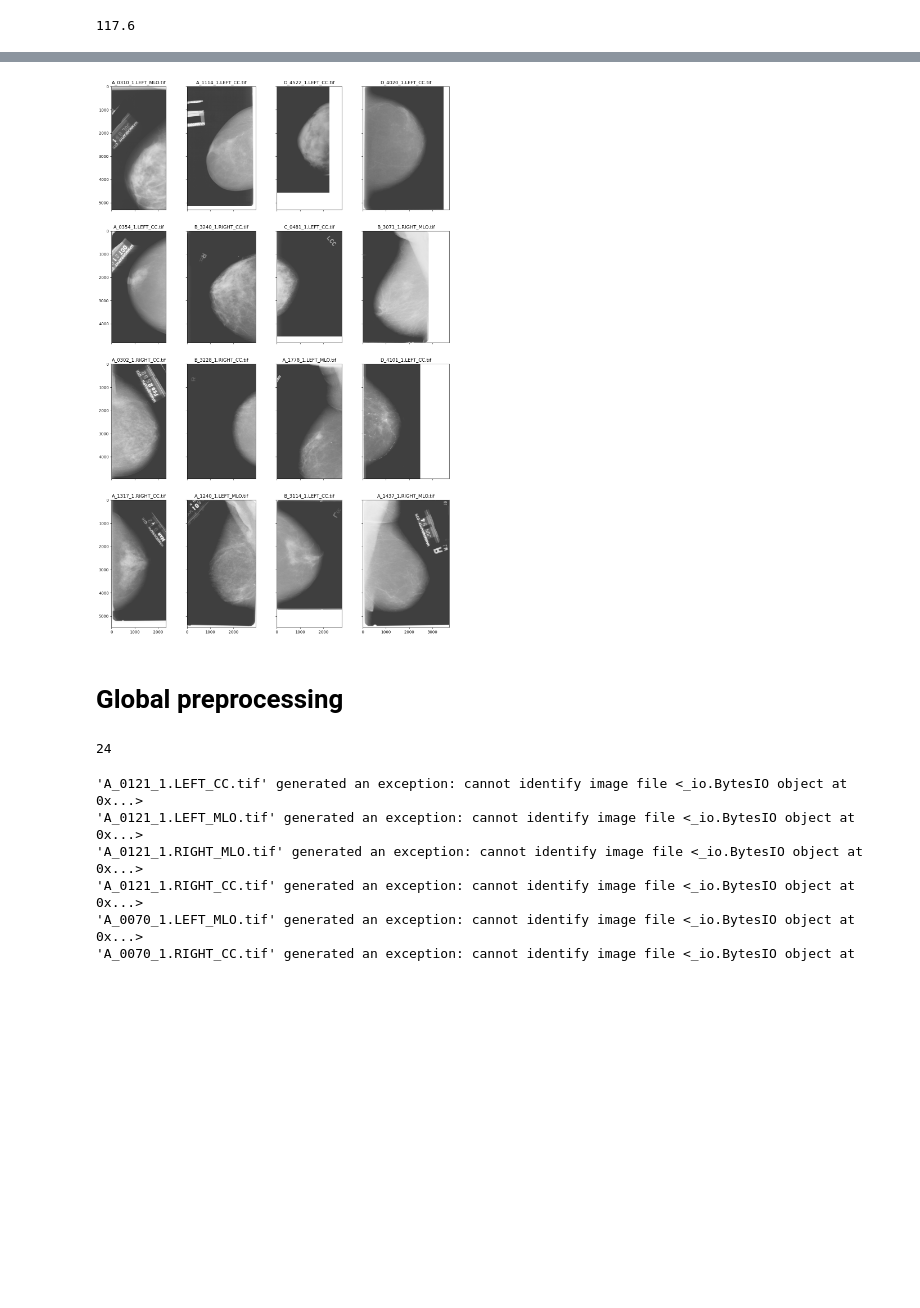
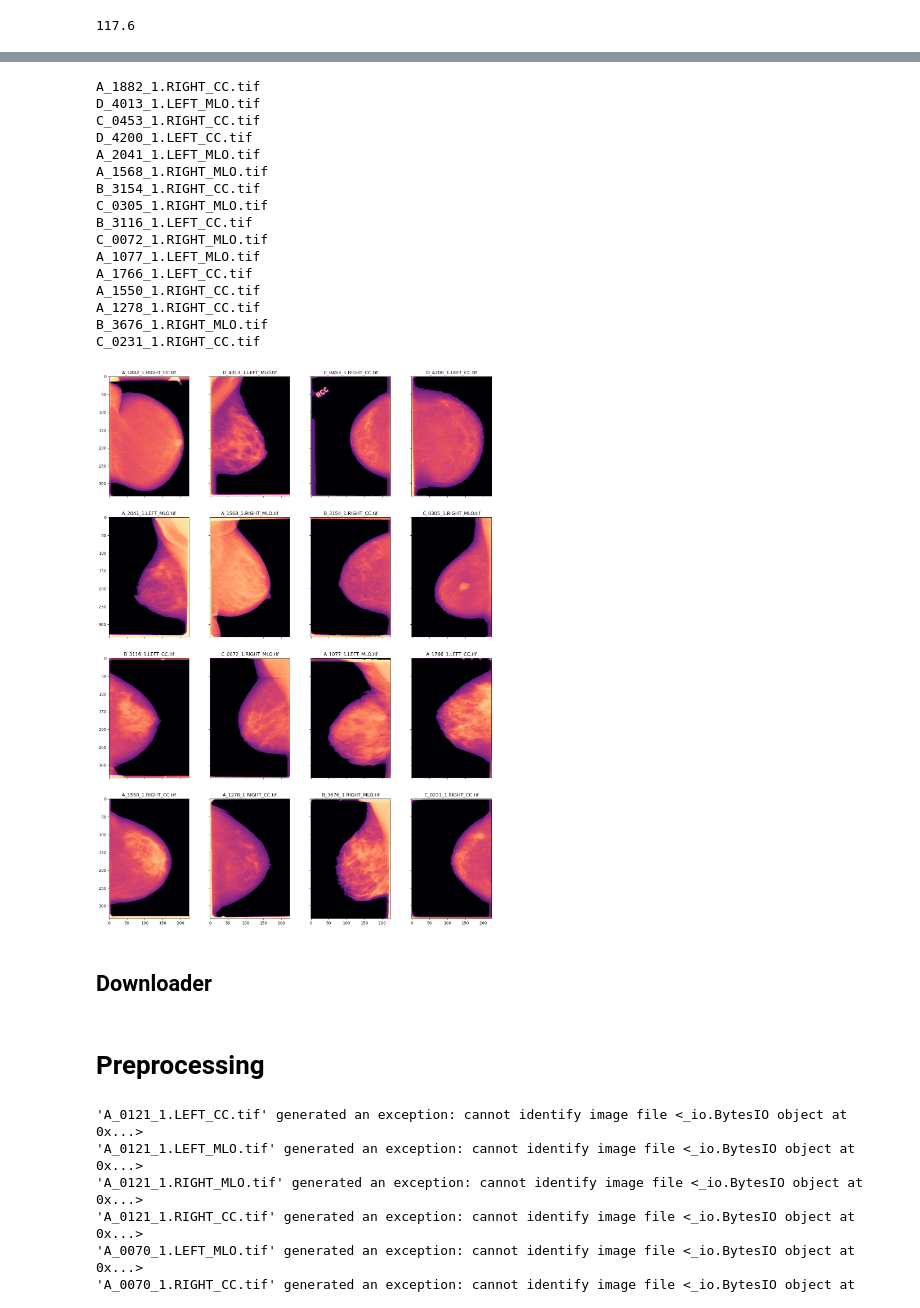
Before and after one commit to sanchezcarlosjr/breast-cancer-pipeline, a Jupyter notebook: two-view-density-net.ipynb, the cells around one changed output, grey strips where cells are left out. Cells and saved outputs as stored; diff of their text form; code cells hidden in the pictures; blank space fills up the shorter version.

```diff
--- a/two-view-density-net.ipynb
+++ b/two-view-density-net.ipynb
@@ -22,4 +22,8 @@ def find_outsu_mean_from_a_sample():
 find_outsu_mean_from_a_sample()
 # %% [output]
 117.6
+# %%
+def load_numpy(path):
+    with open(f"experiment-0-preprocessed-mammograms\\{path}.npy", 'rb') as file:
+        return np.load(file)
 # %% [markdown]
@@ -47,61 +51,41 @@ A_1425_1_RIGHT_MLO.tif
 # %%
 from PIL import Image
 import cv2
 import requests
 import io
 import numpy as np
 from matplotlib import pyplot as plt
 from mpl_toolkits.axes_grid1 import ImageGrid
 from skimage.morphology import disk
 
-def preprocessing(case):
-    # Load the image from the URL
-    img = np.array(Image.open(io.BytesIO(requests.get('http://127.0.0.1:9000/ddsm/od_images/' + case).content)), dtype=np.uint8)
-
-    """
-      In the first step, we used the threshold value 200 (?) to generate a binary mask,
-      where 0 (black) and 1 (white) is the background pixel, and s the breast region, artifact,
-      or noise pixel.
-    """
-    _, binary_mask = cv2.threshold(img,67,255,cv2.THRESH_BINARY)
-
-    """
-      A morphological opening operator is applied to the binary image with a disk-type structuring element of size 9 × 9
-      to extract the breast tissue area; it is more prominent than any object; it is binarized as a single region.
-      Then, we overlay this mask to eliminate mammography artifacts and keep only the breast tissue area.
-    """
-    opened_mask = cv2.morphologyEx(binary_mask, cv2.MORPH_OPEN, disk(9))
-    masked_image = cv2.bitwise_and(img, img, mask=opened_mask)
-
-    # We need some semantic segmentation
-    # The code below removes the borders
-    # masked_image = masked_image[50:masked_image.shape[0],:]
-
-    """
-       The bounding box of the breast tissue is used to crop each view so that it mainly contains the breast tissue.
-    """
-    contours, _ = cv2.findContours(masked_image, cv2.RETR_TREE, cv2.CHAIN_APPROX_NONE)
-    largest_contour = max(contours, key=cv2.contourArea)
-    contour_image = np.zeros_like(img)
-    cv2.drawContours(contour_image, [largest_contour], -1, (255, 255, 255), thickness=cv2.FILLED)
-    contour_image = cv2.bitwise_and(masked_image,contour_image)
-
-    """
-       Furthermore, we use magma color mapping from 16-bit grayscale to 24-bit RGB,
-    """
-    false_colored_img = cv2.applyColorMap(contour_image, cv2.COLORMAP_MAGMA)
-
-    return cv2.resize(false_colored_img, (224, 336))
-
 fig = plt.figure(figsize=(25., 25.))
 grid = ImageGrid(fig, 111,nrows_ncols=(4, 4),axes_pad=0.75,)
 
 for ax, case in zip(grid, correct_cases['minio_path'].sample(frac = 1)):
     try:
+     print(case)
      ax.set_title(case)
-     # ax.imshow(cv2.cvtColor(load_numpy(case), cv2.COLOR_BGR2RGB))
-     ax.imshow(cv2.cvtColor(np.array(Image.open(io.BytesIO(requests.get('http://127.0.0.1:9000/ddsm/od_images/'+case).content))), cv2.COLOR_BGR2RGB))
+     ax.imshow(cv2.cvtColor(load_numpy(case), cv2.COLOR_BGR2RGB))
+     # ax.imshow(cv2.cvtColor(np.array(Image.open(io.BytesIO(requests.get('http://127.0.0.1:9000/ddsm/od_images/'+case).content))), cv2.COLOR_BGR2RGB))
     except Exception as e:
       print(case, " Error: ",str(e))
 # %% [output]
+A_1882_1.RIGHT_CC.tif
+D_4013_1.LEFT_MLO.tif
+C_0453_1.RIGHT_CC.tif
+D_4200_1.LEFT_CC.tif
+A_2041_1.LEFT_MLO.tif
+A_1568_1.RIGHT_MLO.tif
+B_3154_1.RIGHT_CC.tif
+C_0305_1.RIGHT_MLO.tif
+B_3116_1.LEFT_CC.tif
+C_0072_1.RIGHT_MLO.tif
+A_1077_1.LEFT_MLO.tif
+A_1766_1.LEFT_CC.tif
+A_1550_1.RIGHT_CC.tif
+A_1278_1.RIGHT_CC.tif
+B_3676_1.RIGHT_MLO.tif
+C_0231_1.RIGHT_CC.tif
-[figure, old version]
+[figure, new version]
+# %% [markdown]
+## Downloader
@@ -108,10 +102,5 @@ for ax, case in zip(grid, correct_cases['minio_path'].sample(frac = 1)):
 # %% [markdown]
-# Global preprocessing
+# Preprocessing
-# %%
-import os
-os.cpu_count()
-# %% [output]
-24
 # %%
 import concurrent
 import os
```
Also changed, not shown: parts of 7 cells of this notebook, 4 other files.
